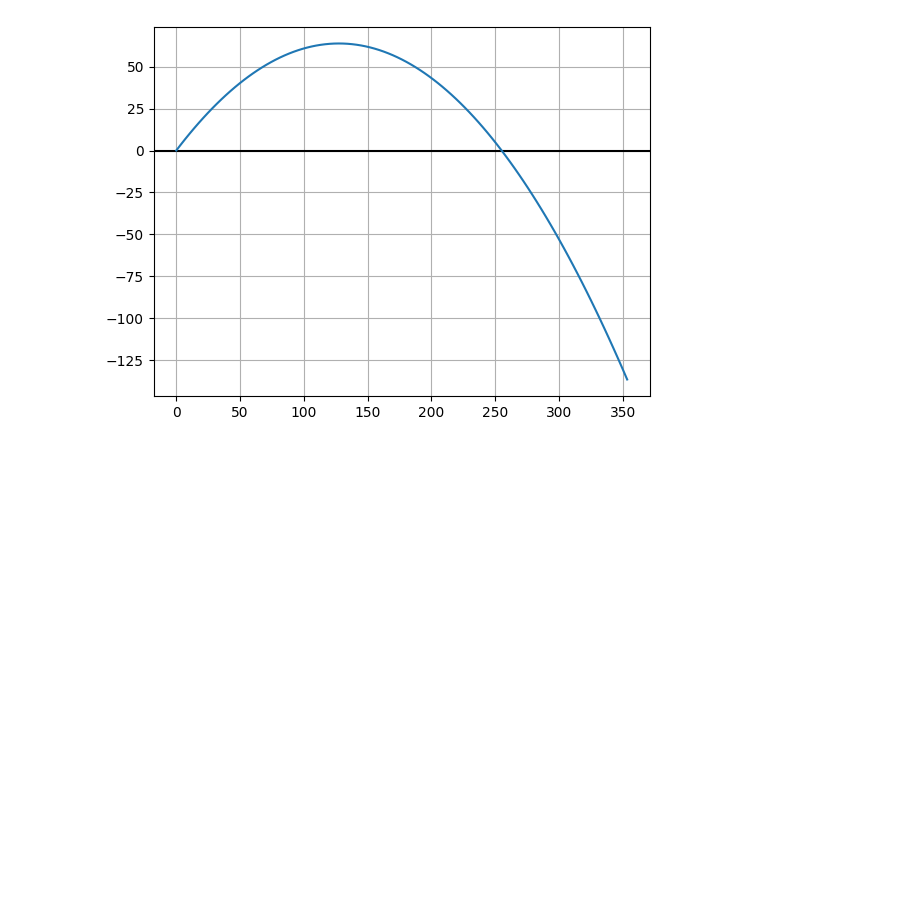
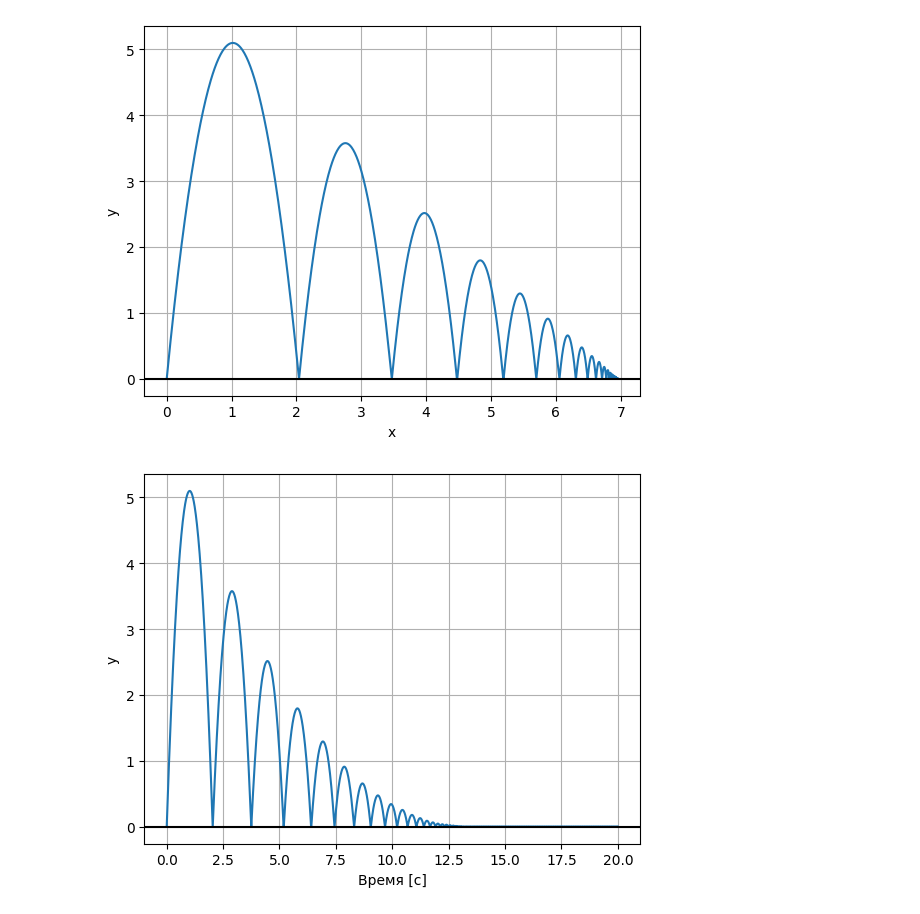
Before and after one commit to abgcw-dead/u-system-modeling, a Jupyter notebook: 4 Прыгающий мячик/BouncingBall.ipynb, the cells around one changed output. Saved outputs shown, nothing was run; the diff lists cells and outputs as text; code cells hidden in the pictures; blank space fills up the shorter version.

```diff
--- a/4 Прыгающий мячик/BouncingBall.ipynb
+++ b/4 Прыгающий мячик/BouncingBall.ipynb
@@ -16,20 +18,39 @@ t_limit = 10
-# %%
-t = 0
-x_list = [x_init]
-y_list = [y_init]
-
-while t < t_limit:
-    x = vx * math.cos(math.radians(angle)) * t
-    y = vy * math.sin(math.radians(angle)) * t - g * t**2 / 2
-
-    x_list.append(x)
-    y_list.append(y)
-
-    t += dt
-
-plt.axhline(y = 0, color = 'black', linestyle = '-')
-plt.grid()
-plt.plot(x_list, y_list)
-plt.show()
-# %% [output]
-[figure, removed]
+# %%
+x_list = []
+y_list = []
+
+while t < t_limit:
+    x = x0 + vx * bt
+    y = vy * bt - g * bt**2 / 2
+
+    if y < 0:
+        x0 = x
+        y = 0
+        vx *= math.sqrt(coef)
+        vy = -math.sqrt(coef) * (vy - g * bt)
+        bt = 0
+
+    t += dt
+    bt += dt
+
+    x_list.append(x)
+    y_list.append(y)
+
+t_list = [e * dt for e in range(int(t_limit / dt))]
+
+plt.plot(x_list, y_list)
+plt.axhline(y = 0, color = 'black', linestyle = '-')
+plt.grid()
+plt.xlabel('x')
+plt.ylabel('y')
+plt.show()
+
+plt.plot(t_list, y_list)
+plt.axhline(y = 0, color = 'black', linestyle = '-')
+plt.grid()
+plt.xlabel('Время [с]')
+plt.ylabel('y')
+plt.show()
+# %% [output]
+[figure, added]
+[figure, added]
```
Also changed, not shown: parts of 1 cell of this notebook.
